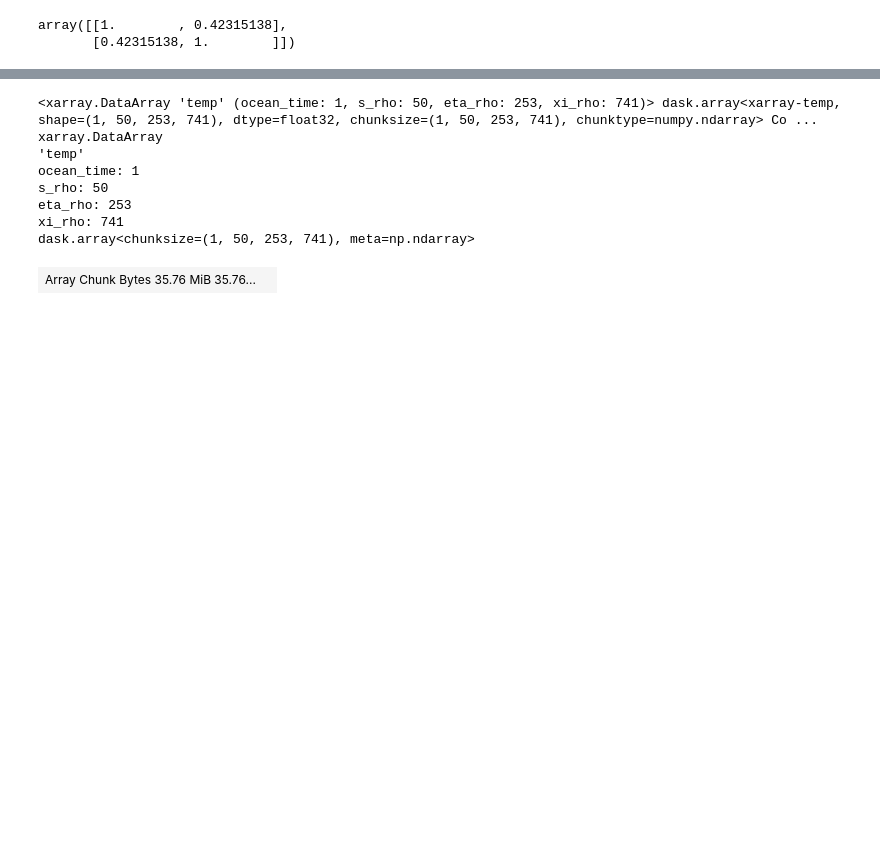
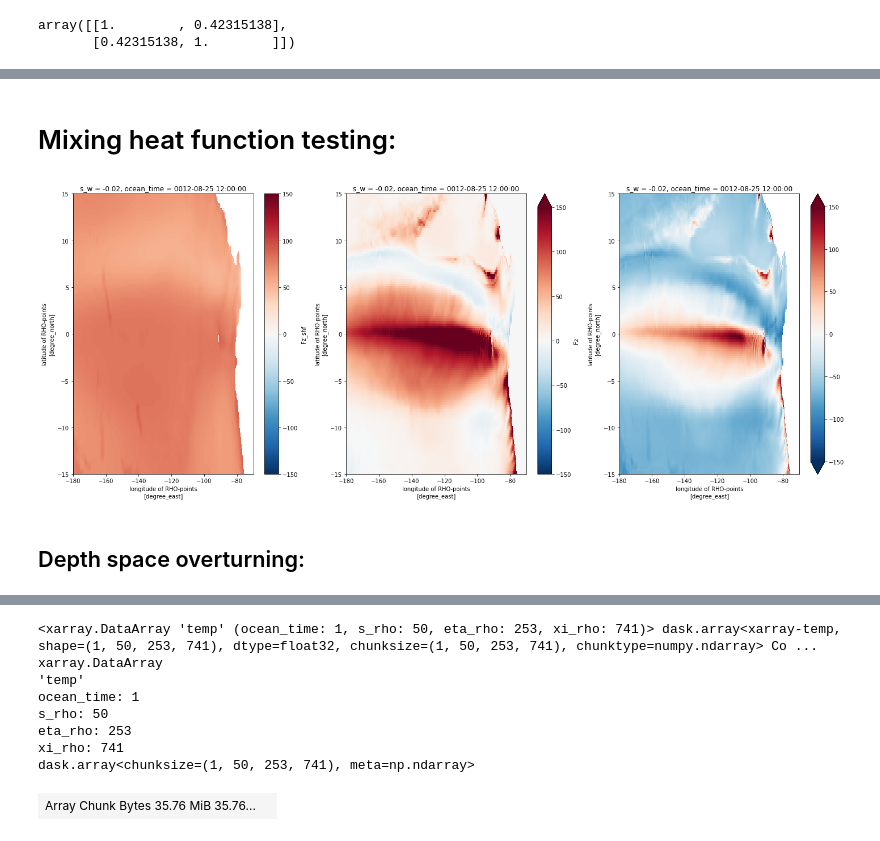
Before and after one commit to rmholmes/SAPEQ_ROMS_analysis, a Jupyter notebook: ROMS_Analysis.ipynb, the cells around one changed output, grey strips where cells are left out. Drawn from its saved outputs; the diff is of its cells as text; code cells hidden in the pictures; blank space fills up the shorter version.

```diff
--- a/ROMS_Analysis.ipynb
+++ b/ROMS_Analysis.ipynb
@@ -28,7 +37,6 @@ client
 # %%
 # files:
 base = '/g/data/e14/rmh561/ROMS/SAPEQ/OUT/';
-#fgrd = xr.open_dataset(base + 'ocean_avg_ABLMe.nc').chunk({'ocean_time': 1})
 favg = xr.open_dataset(base + 'ocean_avg_ABLMe.nc').chunk({'ocean_time': 1})
 favg_mean = xr.open_dataset(base + 'ocean_avg_ABLMe.ncra.nc').chunk({'ocean_time': 1})
 fhis = xr.open_dataset(base + 'ocean_his_ABLMe.nc').chunk({'ocean_time': 1})
@@ -42,3 +50,5 @@ favg.coords["z_rho"] = favg.z_rho.fillna(0.)
 favg.coords["z_w"] = favg.z_w.fillna(0.)
 fdia.coords["z_rho"] = favg.z_rho.fillna(0.)
 fdia.coords["z_w"] = favg.z_w.fillna(0.)
+fdia_mean.coords["z_rho"] = favg_mean.z_rho.fillna(0.)
+fdia_mean.coords["z_w"] = favg_mean.z_w.fillna(0.)
@@ -54,12 +85,6 @@ t1,t2 = 100,200
 # Limit time and space range for testing:
 favg = favg.isel(xi_rho=slice(ln1i,ln2i)).isel(eta_rho=slice(lt1i,lt2i)).isel(ocean_time=slice(t1,t2))
 fdia = fdia.isel(xi_rho=slice(ln1i,ln2i)).isel(eta_rho=slice(lt1i,lt2i)).isel(ocean_time=slice(t1,t2))
-# %%
-# Add z_v as a coordinate using average:
-z_v = (favg_mean.z_rho[:,:,:-1,:]+favg_mean.z_rho[:,:,1:,:])/2.
-favg_mean.coords["z_v"] = z_v.rename({'xi_rho':'xi_v','eta_rho':'eta_v'})
-#z_v = (favg.z_rho[:,:,:-1,:]+favg.z_rho[:,:,1:,:])/2.
-#favg.coords["z_v"] = z_v.rename({'xi_rho':'xi_v','eta_rho':'eta_v'})
 # %%
 # CROCO run:
 CROCOavg = xr.open_dataset('/g/data/e14/rmh561/croco/archive/ETPcroco/Run002/croco_avg.nc')
@@ -220,0 +560,44 @@ Dimensions without coordinates: eta_v
+# %% [markdown]
+# Mixing heat function testing:
+# %%
+fig = plt.figure(figsize=(20,15))
+xlims = [-180.,-70.]
+ylims = [-15.,15.]
+vmin = -150.
+vmax = 150.
+
+#plt.subplot(2,3,1)
+#fdia_mean.Fz_shf.isel(s_w=-1).plot(x='lon_rho',y='lat_rho',vmin=vmin,vmax=vmax,cmap='RdBu_r')
+#plt.xlim(xlims)
+#plt.ylim(ylims)
+
+#plt.subplot(2,3,2)
+#fdia_mean.Fz.isel(s_w=-1).plot(x='lon_rho',y='lat_rho',vmin=vmin,vmax=vmax,cmap='RdBu_r')
+#plt.xlim(xlims)
+#plt.ylim(ylims)
+
+#plt.subplot(2,3,3)
+#favg_mean.shflux.plot()
+#plt.xlim(xlims)
+#plt.ylim(ylims)
+
+plt.subplot(2,3,1)
+fdia_mean.Fz_shf.isel(s_w=-2).plot(x='lon_rho',y='lat_rho',vmin=vmin,vmax=vmax,cmap='RdBu_r')
+plt.xlim(xlims)
+plt.ylim(ylims)
+
+plt.subplot(2,3,2)
+fdia_mean.Fz.isel(s_w=-2).plot(x='lon_rho',y='lat_rho',vmin=vmin,vmax=vmax,cmap='RdBu_r')
+plt.xlim(xlims)
+plt.ylim(ylims)
+
+plt.subplot(2,3,3)
+(fdia_mean.Fz.isel(s_w=-2)-fdia_mean.Fz_shf.isel(s_w=-2)).plot(x='lon_rho',y='lat_rho',vmin=vmin,vmax=vmax,cmap='RdBu_r')
+plt.xlim(xlims)
+plt.ylim(ylims)
+
+plt.tight_layout()
+# %% [output]
+[figure, added]
+# %% [markdown]
+## Depth space overturning:
```
Also changed, not shown: parts of 46 cells of this notebook.
